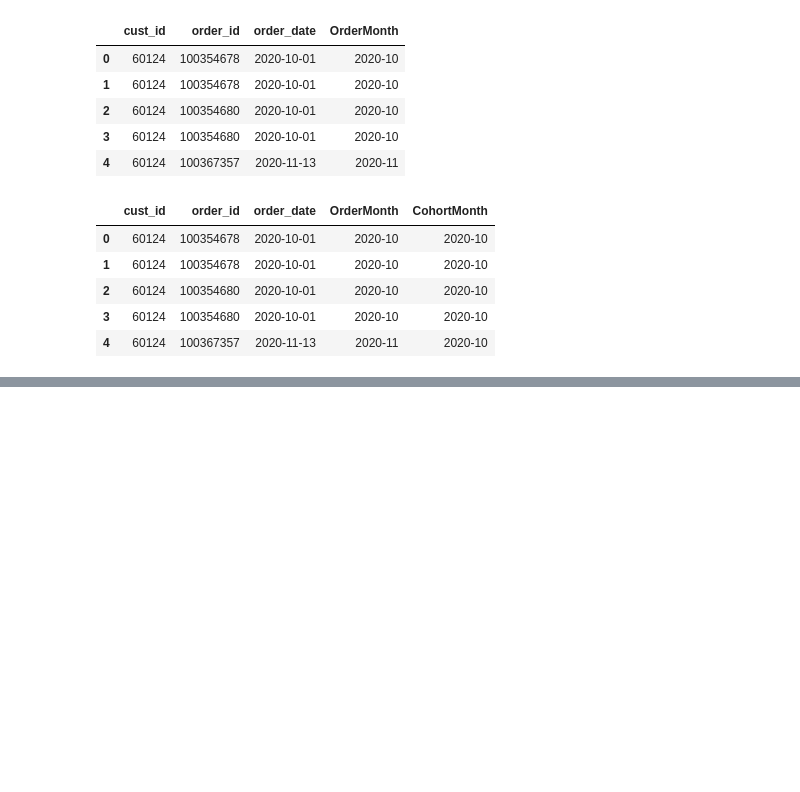
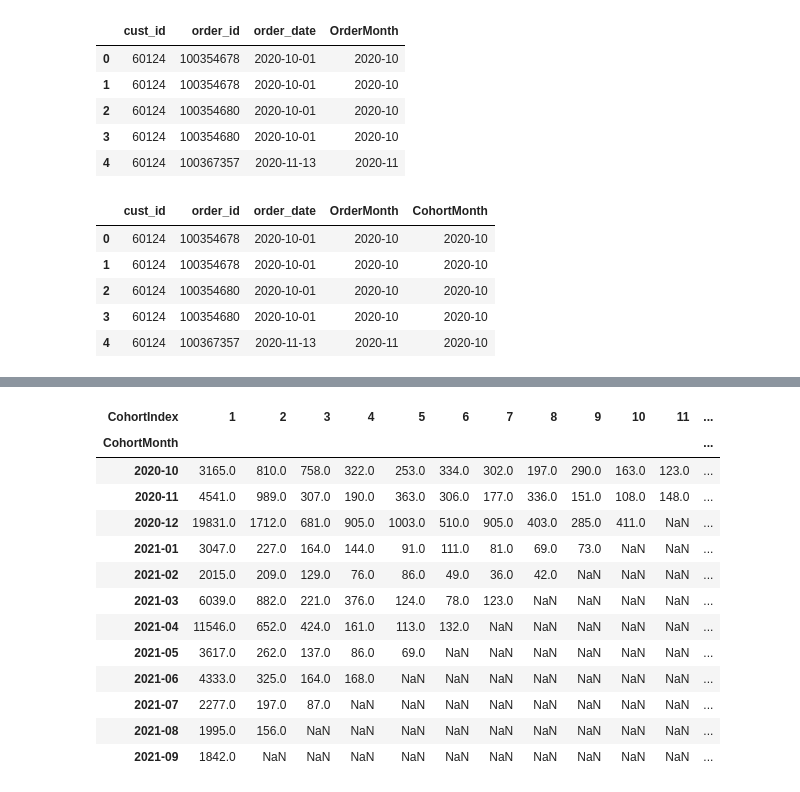
Before and after one commit to Shravani-salunke/Data-Analytics-Project2, a Jupyter notebook: notebook/eda.ipynb, the cells around one changed output, grey strips where cells are left out. Saved outputs shown, nothing was run; the diff lists cells and outputs as text; code cells hidden in the pictures; blank space fills up the shorter version.

Commit message:
analysis: calculate cohort index and retention matrix

```diff
--- a/notebook/eda.ipynb
+++ b/notebook/eda.ipynb
@@ -307,0 +308,15 @@ cohort_df.sample(10)
+# %%
+# order year and month created
+cohort_df["OrderYear"] = cohort_df["OrderMonth"].dt.year
+cohort_df["OrderMonthNum"] = cohort_df["OrderMonth"].dt.month
+
+
+cohort_df["CohortYear"] = cohort_df["CohortMonth"].dt.year
+cohort_df["CohortMonthNum"] = cohort_df["CohortMonth"].dt.month
+# %%
+# Calculate Cohort Index
+year_diff = cohort_df["OrderYear"] - cohort_df["CohortYear"]
+month_diff = cohort_df["OrderMonthNum"] - cohort_df["CohortMonthNum"]
+
+cohort_df["CohortIndex"] = year_diff *12 + month_diff +1
+cohort_df.head()
@@ -307,0 +349,5 @@ cohort_df.sample(10)
+# %%
+cohort_data=(
+    cohort_df.groupby(["CohortMonth","CohortIndex"])["cust_id"].nunique().reset_index()
+)
+cohort_data.head()
@@ -307,0 +361,23 @@ cohort_df.sample(10)
+# %%
+retention_matrix = cohort_data.pivot(
+    index="CohortMonth",
+    columns="CohortIndex",
+    values="cust_id"
+)
+
+retention_matrix
+# %% [output]
+| CohortIndex | 1 | 2 | 3 | 4 | 5 | 6 | 7 | 8 | 9 | 10 | 11 | ... |
+| CohortMonth |  |  |  |  |  |  |  |  |  |  |  | ... |
+| 2020-10 | 3165.0 | 810.0 | 758.0 | 322.0 | 253.0 | 334.0 | 302.0 | 197.0 | 290.0 | 163.0 | 123.0 | ... |
+| 2020-11 | 4541.0 | 989.0 | 307.0 | 190.0 | 363.0 | 306.0 | 177.0 | 336.0 | 151.0 | 108.0 | 148.0 | ... |
+| 2020-12 | 19831.0 | 1712.0 | 681.0 | 905.0 | 1003.0 | 510.0 | 905.0 | 403.0 | 285.0 | 411.0 | NaN | ... |
+| 2021-01 | 3047.0 | 227.0 | 164.0 | 144.0 | 91.0 | 111.0 | 81.0 | 69.0 | 73.0 | NaN | NaN | ... |
+| 2021-02 | 2015.0 | 209.0 | 129.0 | 76.0 | 86.0 | 49.0 | 36.0 | 42.0 | NaN | NaN | NaN | ... |
+| 2021-03 | 6039.0 | 882.0 | 221.0 | 376.0 | 124.0 | 78.0 | 123.0 | NaN | NaN | NaN | NaN | ... |
+| 2021-04 | 11546.0 | 652.0 | 424.0 | 161.0 | 113.0 | 132.0 | NaN | NaN | NaN | NaN | NaN | ... |
+| 2021-05 | 3617.0 | 262.0 | 137.0 | 86.0 | 69.0 | NaN | NaN | NaN | NaN | NaN | NaN | ... |
+| 2021-06 | 4333.0 | 325.0 | 164.0 | 168.0 | NaN | NaN | NaN | NaN | NaN | NaN | NaN | ... |
+| 2021-07 | 2277.0 | 197.0 | 87.0 | NaN | NaN | NaN | NaN | NaN | NaN | NaN | NaN | ... |
+| 2021-08 | 1995.0 | 156.0 | NaN | NaN | NaN | NaN | NaN | NaN | NaN | NaN | NaN | ... |
+| 2021-09 | 1842.0 | NaN | NaN | NaN | NaN | NaN | NaN | NaN | NaN | NaN | NaN | ... |
```
Also changed, not shown: parts of 7 cells of this notebook.
